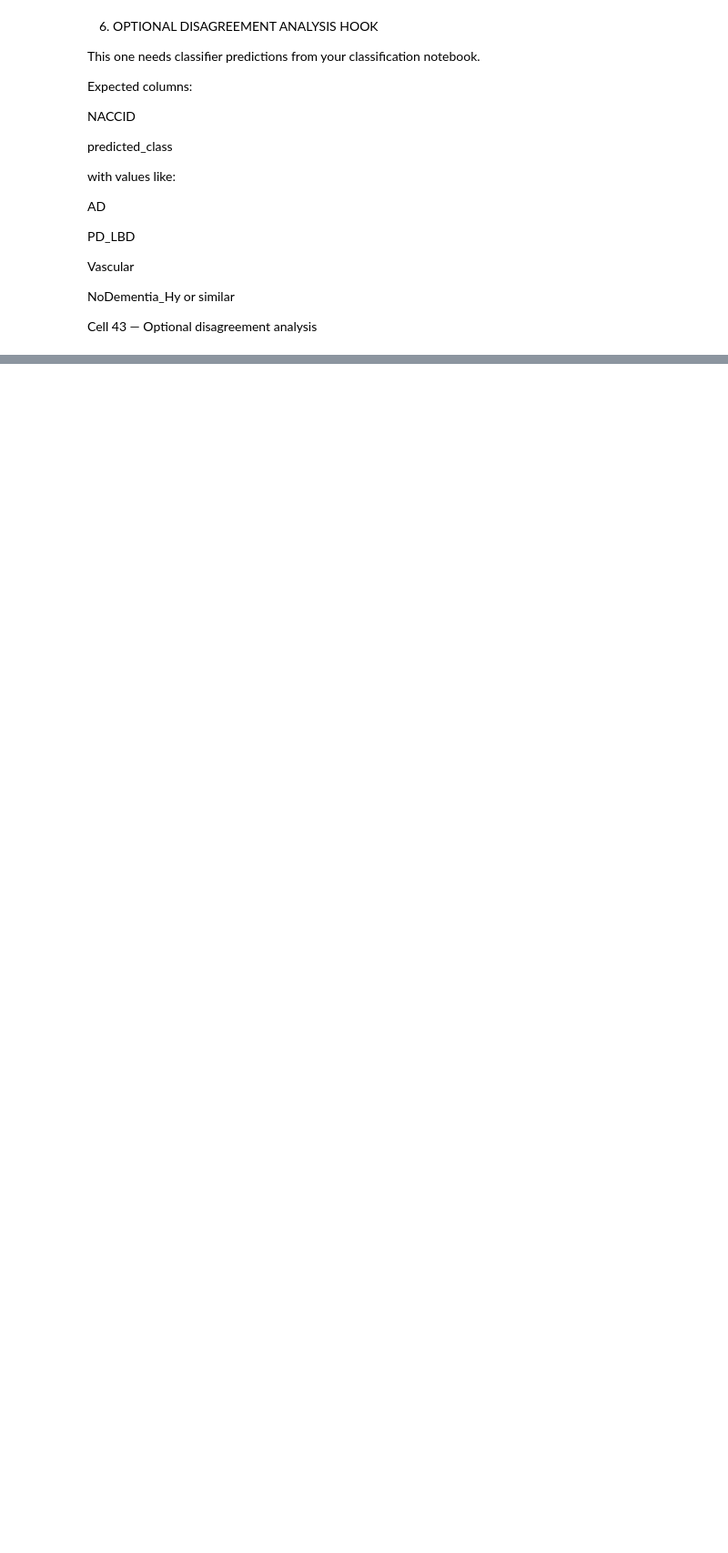
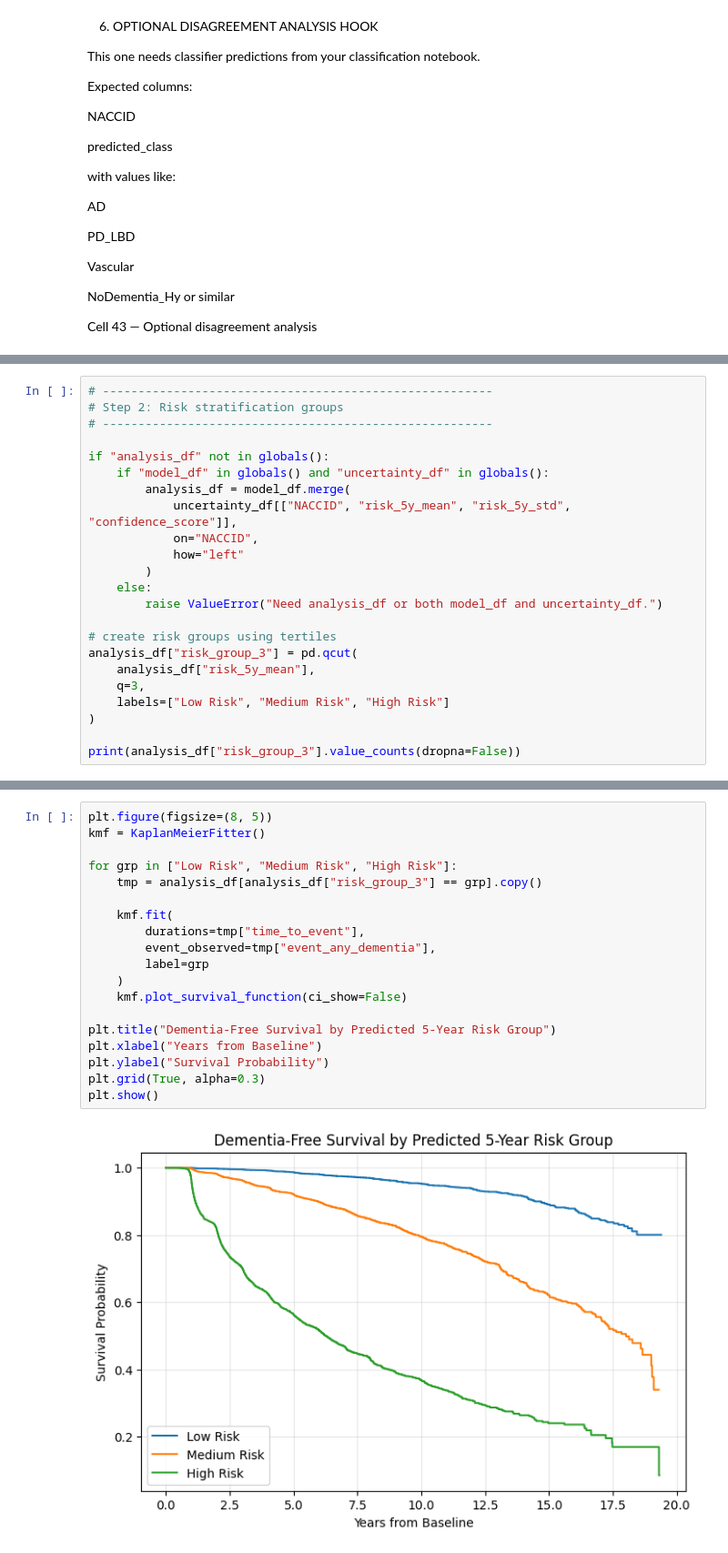
Before and after one commit to MihikaRanj/naccproject, a Jupyter notebook: src/04_survival_analysis_v2.ipynb, the cells around one changed output, grey strips where cells are left out. Shown at 91% size. Drawn from its saved outputs; the diff is of its cells as text; blank space fills up the shorter version.

Commit message:
survival and other recent changes

```diff
--- a/src/04_survival_analysis_v2.ipynb
+++ b/src/04_survival_analysis_v2.ipynb
@@ -1482,0 +1599,23 @@ Name: count, dtype: int64
+# %%
+# -------------------------------------------------------
+# Step 2: Risk stratification groups
+# -------------------------------------------------------
+
+if "analysis_df" not in globals():
+    if "model_df" in globals() and "uncertainty_df" in globals():
+        analysis_df = model_df.merge(
+            uncertainty_df[["NACCID", "risk_5y_mean", "risk_5y_std", "confidence_score"]],
+            on="NACCID",
+            how="left"
+        )
+    else:
+        raise ValueError("Need analysis_df or both model_df and uncertainty_df.")
+
+# create risk groups using tertiles
+analysis_df["risk_group_3"] = pd.qcut(
+    analysis_df["risk_5y_mean"],
+    q=3,
+    labels=["Low Risk", "Medium Risk", "High Risk"]
+)
+
+print(analysis_df["risk_group_3"].value_counts(dropna=False))
@@ -1482,0 +1628,21 @@ Name: count, dtype: int64
+# %%
+plt.figure(figsize=(8, 5))
+kmf = KaplanMeierFitter()
+
+for grp in ["Low Risk", "Medium Risk", "High Risk"]:
+    tmp = analysis_df[analysis_df["risk_group_3"] == grp].copy()
+
+    kmf.fit(
+        durations=tmp["time_to_event"],
+        event_observed=tmp["event_any_dementia"],
+        label=grp
+    )
+    kmf.plot_survival_function(ci_show=False)
+
+plt.title("Dementia-Free Survival by Predicted 5-Year Risk Group")
+plt.xlabel("Years from Baseline")
+plt.ylabel("Survival Probability")
+plt.grid(True, alpha=0.3)
+plt.show()
+# %% [output]
+[figure, added]
```
Also changed, not shown: parts of 40 cells of this notebook, 9 other files.
